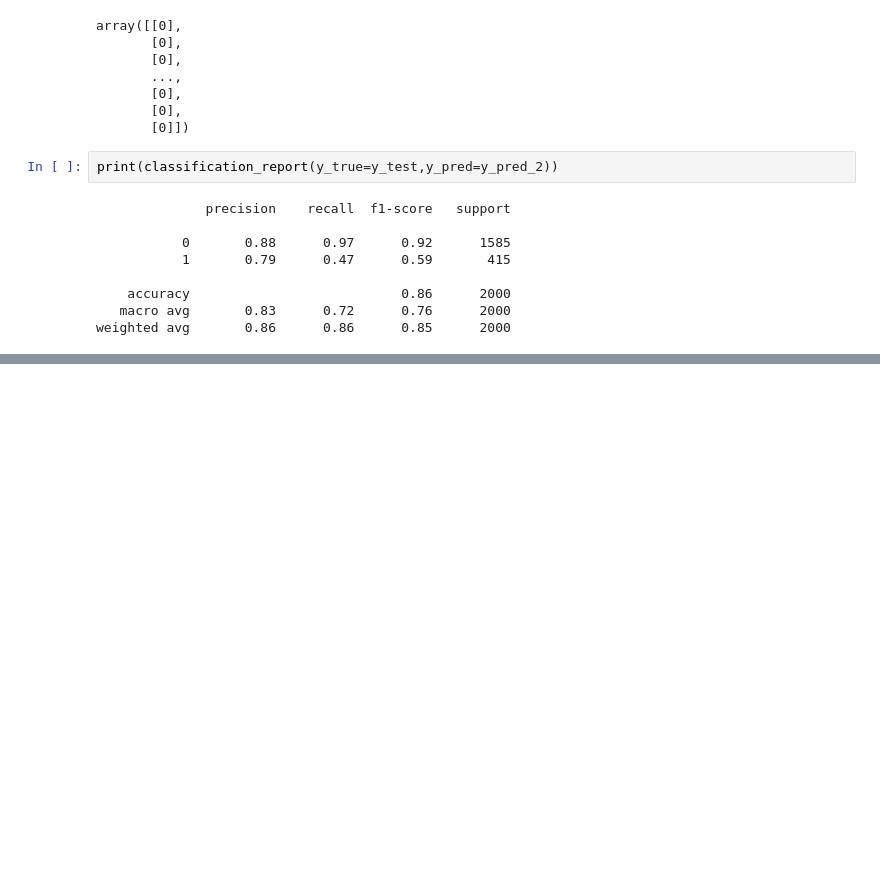
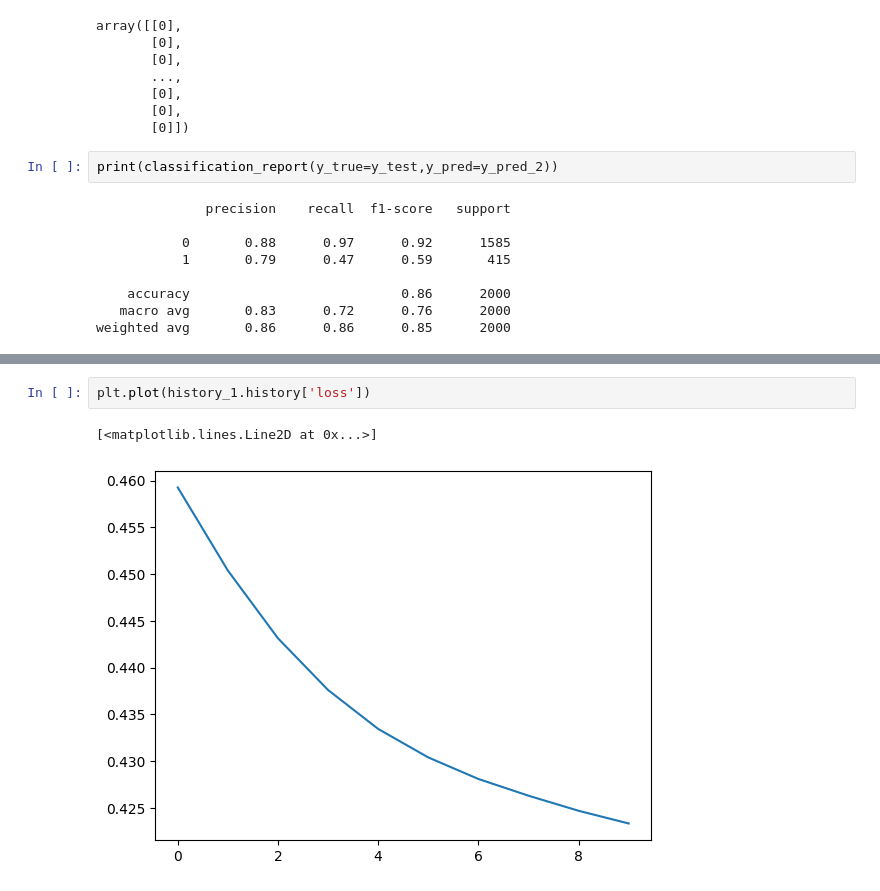
Before and after one commit to salman-shaikh7/Customer-Churn-Prediction-using-ANN, a Jupyter notebook: Customer Churn Prediction using ANN.ipynb, the cells around one changed output, grey strips where cells are left out. Saved outputs shown, nothing was run; the diff lists cells and outputs as text; blank space fills up the shorter version.

```diff
--- a/Customer Churn Prediction using ANN.ipynb
+++ b/Customer Churn Prediction using ANN.ipynb
@@ -285,0 +291,5 @@ weighted avg       0.86      0.86      0.85      2000
+# %%
+plt.plot(history_1.history['loss'])
+# %% [output]
+[<matplotlib.lines.Line2D at 0x...>]
+[figure, added]
```
Also changed, not shown: parts of 3 cells of this notebook.
